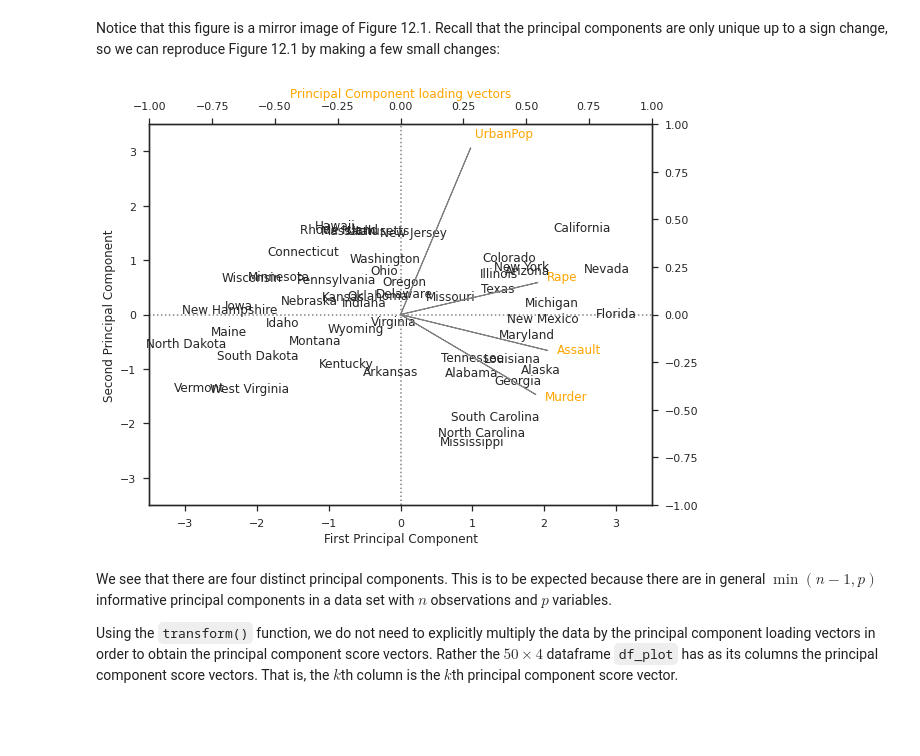
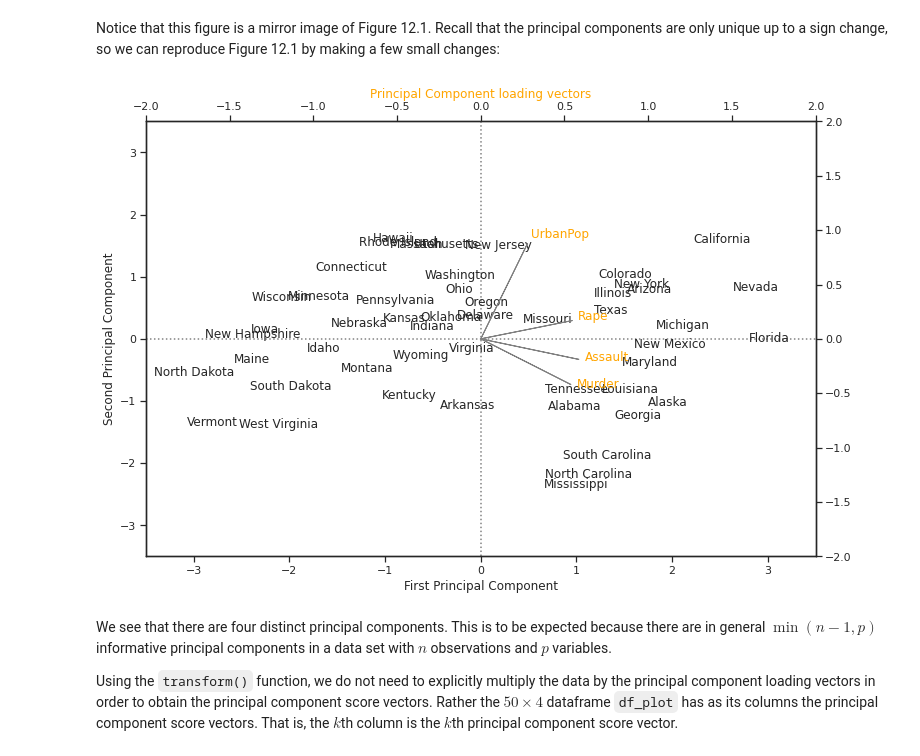
Before and after one commit to tvanzyl/ISL2_Python, a Jupyter notebook: Chapter_12_Lab.ipynb, the cells around one changed output. Drawn from its saved outputs; the diff is of its cells as text; code cells hidden in the pictures; blank space fills up the shorter version.

```diff
--- a/Chapter_12_Lab.ipynb
+++ b/Chapter_12_Lab.ipynb
@@ -108,42 +106,42 @@ Notice that this figure is a mirror image of Figure 12.1. Recall that the princi
 # %%
 df_plot = pd.DataFrame(pca.transform(X), columns=['PC1', 'PC2', 'PC3', 'PC4'], index=X.index)
 # %%
-fig , ax1 = plt.subplots(figsize=(9,7))
+fig , ax1 = plt.subplots(figsize=(12,8))
 
 ax1.set_xlim(-3.5,3.5)
 ax1.set_ylim(-3.5,3.5)
 
 # Plot Principal Components 1 and 2
 for i in df_plot.index:
     ax1.annotate(i, (df_plot.PC1.loc[i], -df_plot.PC2.loc[i]), ha='center')
 
 # Plot reference lines
 ax1.hlines(0,-3.5,3.5, linestyles='dotted', colors='grey')
 ax1.vlines(0,-3.5,3.5, linestyles='dotted', colors='grey')
 
 ax1.set_xlabel('First Principal Component')
 ax1.set_ylabel('Second Principal Component')
 
 # Plot Principal Component loading vectors, using a second y-axis.
 ax2 = ax1.twinx().twiny()
 
-ax2.set_ylim(-1,1)
-ax2.set_xlim(-1,1)
+ax2.set_ylim(-2,2)
+ax2.set_xlim(-2,2)
 ax2.tick_params(axis='y', colors='orange')
 ax2.set_xlabel('Principal Component loading vectors', color='orange')
 
 # Plot labels for vectors. Variable 'a' is a small offset parameter to separate arrow tip and text.
 a = 1.07
 for i in pca_loadings[['V1', 'V2']].index:
     ax2.annotate(i, (pca_loadings.V1.loc[i]*a, -pca_loadings.V2.loc[i]*a), color='orange')
 
 # Plot vectors
 ax2.arrow(0,0,pca_loadings.V1[0],-pca_loadings.V2[0],color='grey')
 ax2.arrow(0,0,pca_loadings.V1[1],-pca_loadings.V2[1],color='grey')
 ax2.arrow(0,0,pca_loadings.V1[2],-pca_loadings.V2[2],color='grey')
 ax2.arrow(0,0,pca_loadings.V1[3],-pca_loadings.V2[3],color='grey');
 # %% [output]
-[figure, old version]
+[figure, new version]
 # %% [markdown]
 We see that there are four distinct principal components. This is to be expected because there are in general $\min(n-1,p)$ informative principal components in a data set with $n$ observations and $p$ variables.
 
```
Also changed, not shown: parts of 9 cells of this notebook, 2 other files.
